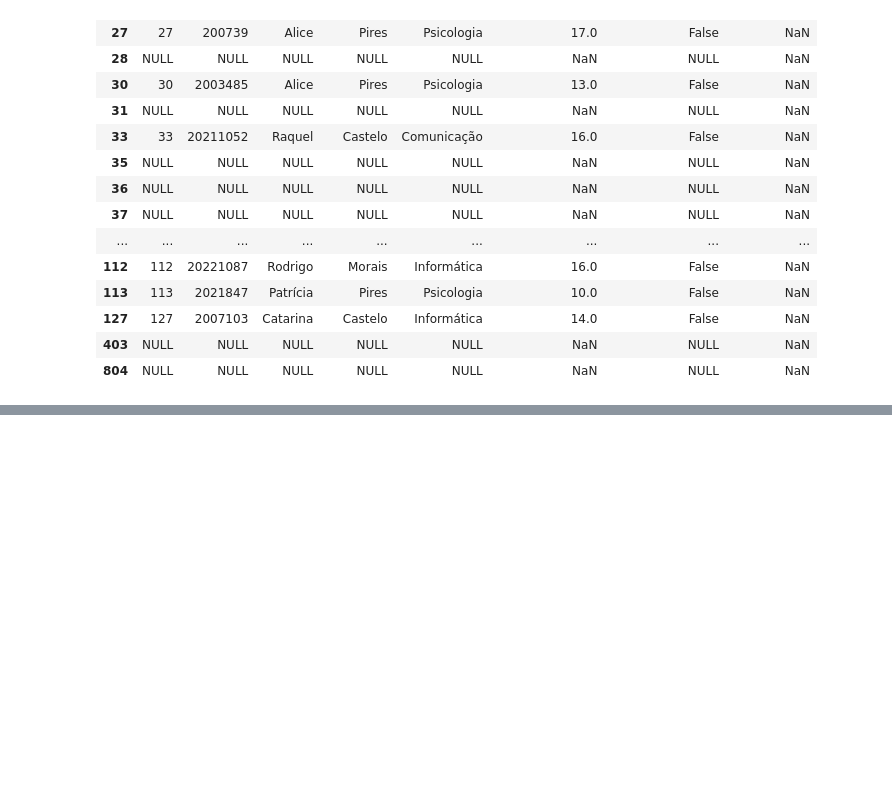
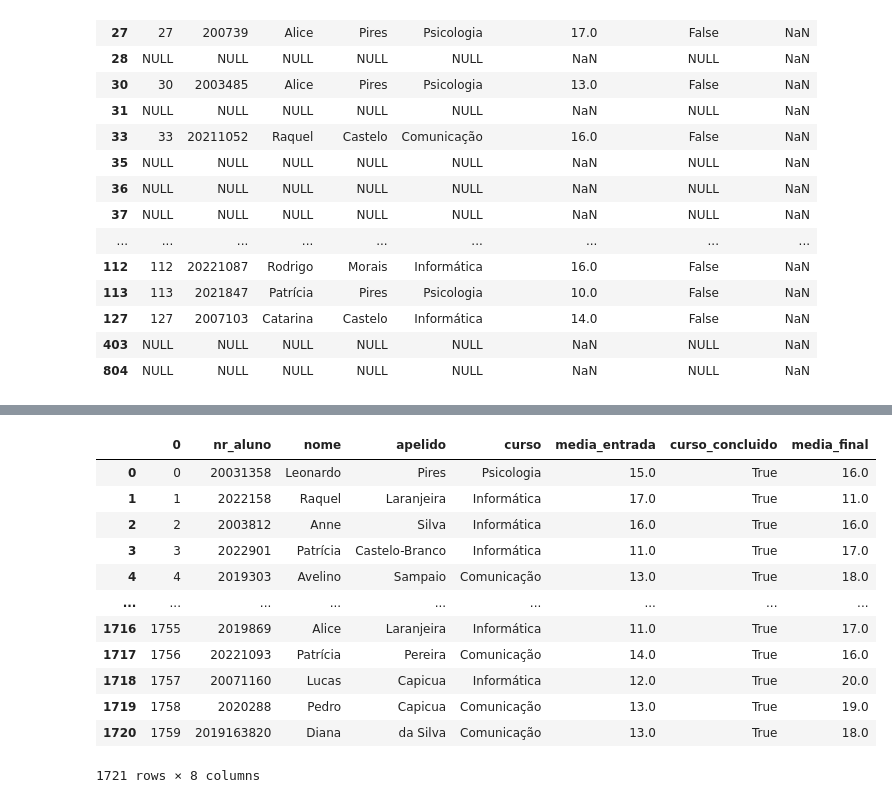
Before and after one commit to YasmymRodrigues/Data_Engineering, a Jupyter notebook: script_dataengineering.ipynb, the cells around one changed output, grey strips where cells are left out. Saved outputs shown, nothing was run; the diff lists cells and outputs as text; code cells hidden in the pictures; blank space fills up the shorter version.

```diff
--- a/script_dataengineering.ipynb
+++ b/script_dataengineering.ipynb
@@ -171,0 +166,23 @@ conn.close()
+# %%
+for col in df.columns:
+    if col in error_dataframe.columns:
+        df[col] = df[col].astype(error_dataframe[col].dtype)
+# %%
+merged_df = df.merge(error_dataframe, how='left', indicator=True)
+df_valid_values = merged_df[merged_df['_merge'] == 'left_only'].drop(columns=['_merge'])
+df_valid_values.reset_index(drop=True, inplace=True)
+df_valid_values
+# %% [output]
+|  | 0 | nr_aluno | nome | apelido | curso | media_entrada | curso_concluido | media_final |
+| 0 | 0 | 20031358 | Leonardo | Pires | Psicologia | 15.0 | True | 16.0 |
+| 1 | 1 | 2022158 | Raquel | Laranjeira | Informática | 17.0 | True | 11.0 |
+| 2 | 2 | 2003812 | Anne | Silva | Informática | 16.0 | True | 16.0 |
+| 3 | 3 | 2022901 | Patrícia | Castelo-Branco | Informática | 11.0 | True | 17.0 |
+| 4 | 4 | 2019303 | Avelino | Sampaio | Comunicação | 13.0 | True | 18.0 |
+| ... | ... | ... | ... | ... | ... | ... | ... | ... |
+| 1716 | 1755 | 2019869 | Alice | Laranjeira | Informática | 11.0 | True | 17.0 |
+| 1717 | 1756 | 20221093 | Patrícia | Pereira | Comunicação | 14.0 | True | 16.0 |
+| 1718 | 1757 | 20071160 | Lucas | Capicua | Informática | 12.0 | True | 20.0 |
+| 1719 | 1758 | 2020288 | Pedro | Capicua | Comunicação | 13.0 | True | 19.0 |
+| 1720 | 1759 | 2019163820 | Diana | da Silva | Comunicação | 13.0 | True | 18.0 |
+1721 rows × 8 columns
```
Also changed, not shown: parts of 8 cells of this notebook, 4 other files.
